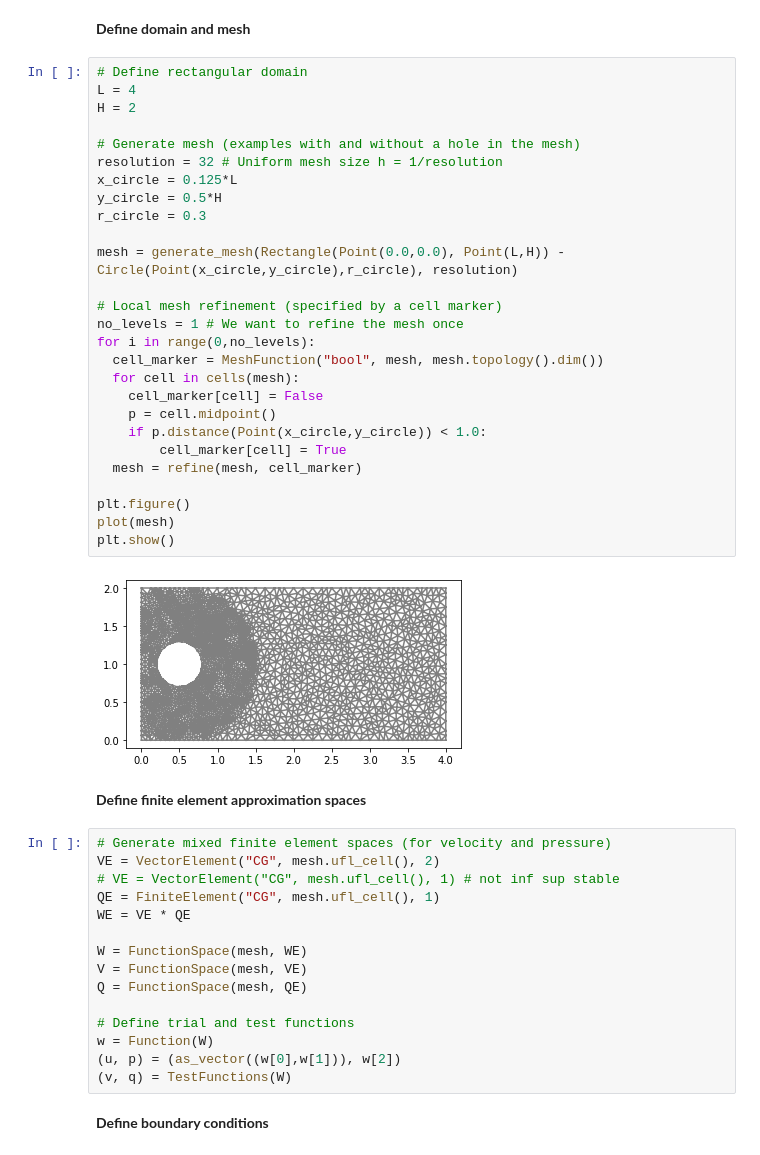
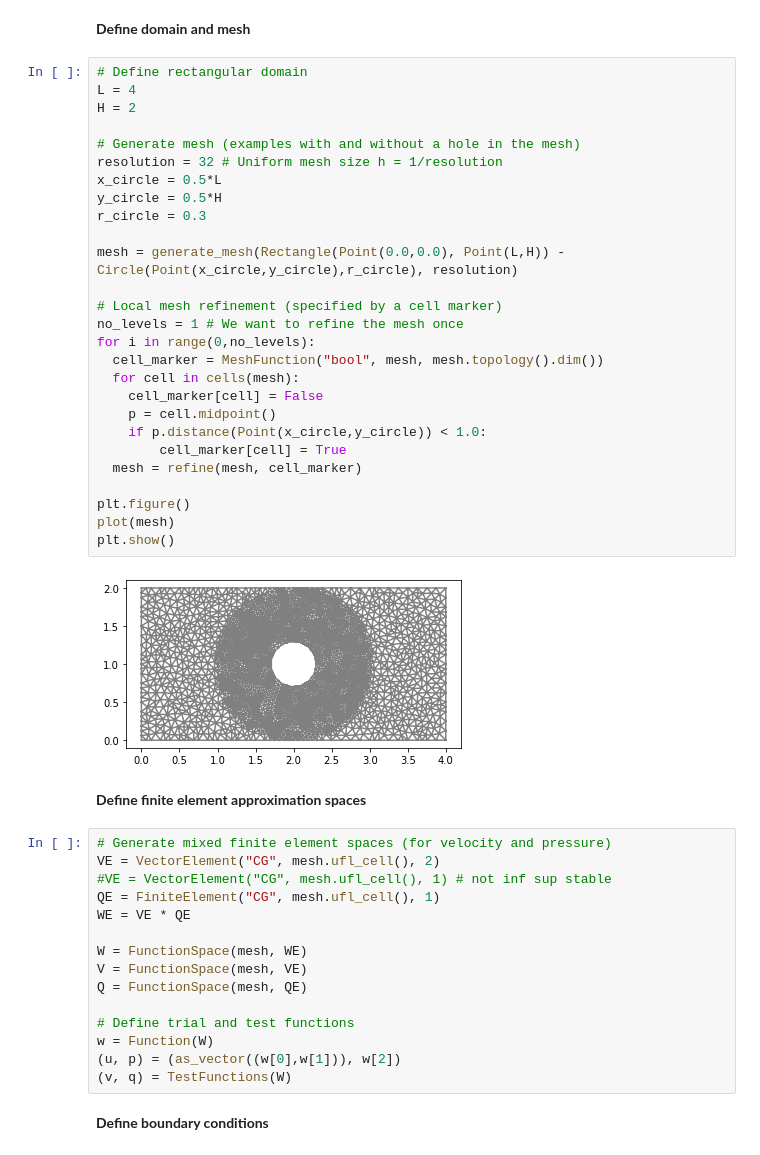
Before and after one commit to johanhoffman/DD2365_VT23, a Jupyter notebook: Lab1/jonahaag_lab1.ipynb, the cells around one changed output. Drawn from its saved outputs; the diff is of its cells as text.

```diff
--- a/Lab1/jonahaag_lab1.ipynb
+++ b/Lab1/jonahaag_lab1.ipynb
@@ -123,38 +104,38 @@ and to implement the velocity boundary conditions we use a penalty formulation,
 # %%
 # Define rectangular domain
 L = 4
 H = 2
 
 # Generate mesh (examples with and without a hole in the mesh)
 resolution = 32 # Uniform mesh size h = 1/resolution
-x_circle = 0.125*L
+x_circle = 0.5*L
 y_circle = 0.5*H
 r_circle = 0.3
 
 mesh = generate_mesh(Rectangle(Point(0.0,0.0), Point(L,H)) - Circle(Point(x_circle,y_circle),r_circle), resolution)
 
 # Local mesh refinement (specified by a cell marker)
 no_levels = 1 # We want to refine the mesh once
 for i in range(0,no_levels):
   cell_marker = MeshFunction("bool", mesh, mesh.topology().dim())
   for cell in cells(mesh):
     cell_marker[cell] = False
     p = cell.midpoint()
     if p.distance(Point(x_circle,y_circle)) < 1.0:
         cell_marker[cell] = True
   mesh = refine(mesh, cell_marker)
 
 plt.figure()
 plot(mesh)
 plt.show()
 # %% [output]
-[figure, old version]
+[figure, new version]
 # %% [markdown]
 **Define finite element approximation spaces**
 # %%
 # Generate mixed finite element spaces (for velocity and pressure)
 VE = VectorElement("CG", mesh.ufl_cell(), 2)
-# VE = VectorElement("CG", mesh.ufl_cell(), 1) # not inf sup stable
+#VE = VectorElement("CG", mesh.ufl_cell(), 1) # not inf sup stable
 QE = FiniteElement("CG", mesh.ufl_cell(), 1)
 WE = VE * QE
 
```
Also changed, not shown: parts of 17 cells of this notebook.
